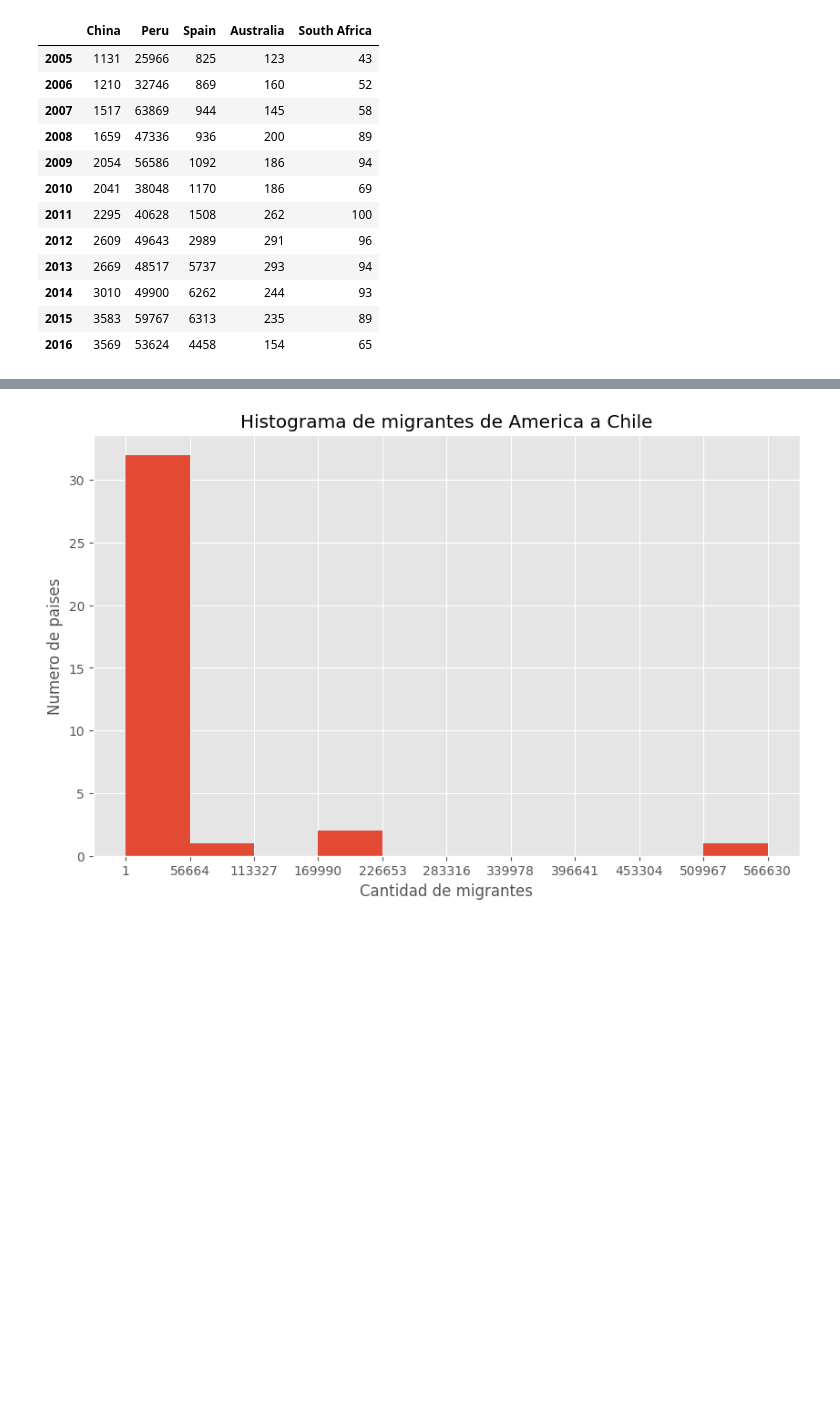
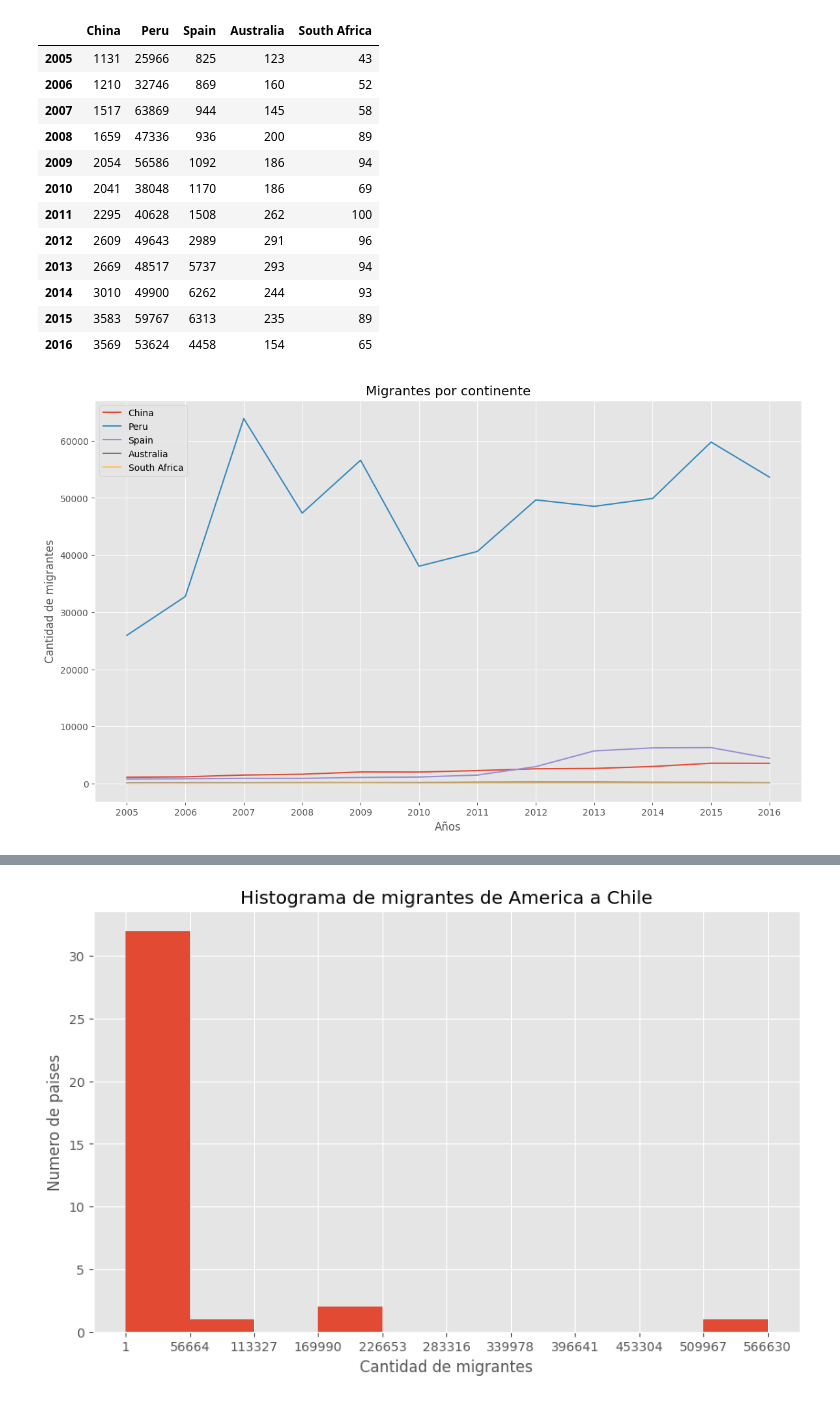
Before and after one commit to mvillarios/vis-de-datos, a Jupyter notebook: Tarea 1/Tarea1.ipynb, the cells around one changed output, grey strips where cells are left out. Cells and saved outputs as stored; diff of their text form; code cells hidden in the pictures; blank space fills up the shorter version.

```diff
--- a/Tarea 1/Tarea1.ipynb
+++ b/Tarea 1/Tarea1.ipynb
@@ -126,4 +124,20 @@ continentes
 | 2014 | 3010 | 49900 | 6262 | 244 | 93 |
 | 2015 | 3583 | 59767 | 6313 | 235 | 89 |
 | 2016 | 3569 | 53624 | 4458 | 154 | 65 |
+# %%
+# Lineplot con la migración desde los 5 países, uno por continente,
+# que aporten más inmigrantes de su respectivo continente, con cantidad
+# total o cantidad en un año determinado.
+
+continentes.plot(kind='line', figsize=(14,8))
+
+plt.title('Migrantes por continente')
+plt.ylabel('Cantidad de migrantes')
+plt.xlabel('Años')
+
+plt.xticks(np.arange(min(continentes.index), max(continentes.index)+1, 1.0))
+
+plt.show()
+# %% [output]
+[figure, added]
 # %%
```
Also changed, not shown: parts of 7 cells of this notebook.
